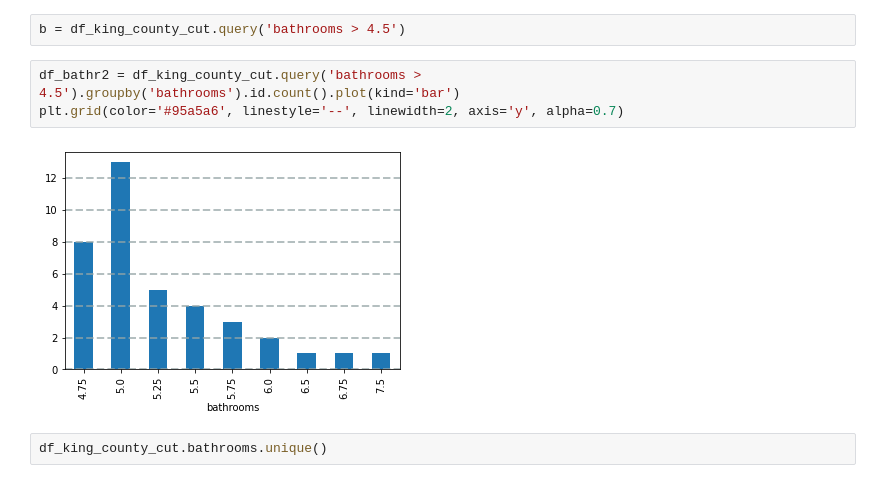
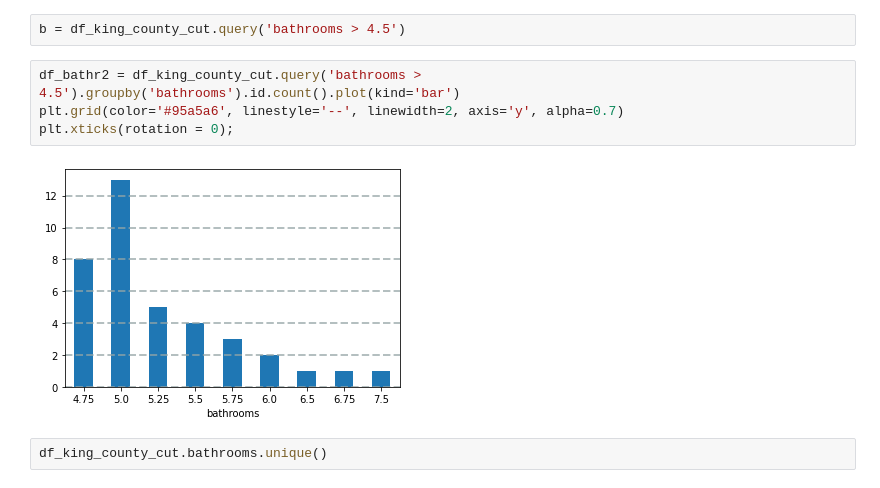
Before and after one commit to christine-berlin/house_price_predictions, a Jupyter notebook: notebooks/EDA.ipynb, the cells around one changed output. Saved outputs shown, nothing was run; the diff lists cells and outputs as text.

```diff
--- a/notebooks/EDA.ipynb
+++ b/notebooks/EDA.ipynb
@@ -472,8 +482,9 @@ b = df_king_county_cut.query('bathrooms > 4.5')
 # %%
 df_bathr2 = df_king_county_cut.query('bathrooms > 4.5').groupby('bathrooms').id.count().plot(kind='bar')
 plt.grid(color='#95a5a6', linestyle='--', linewidth=2, axis='y', alpha=0.7)
+plt.xticks(rotation = 0);
 # %% [output]
-[figure, old version]
+[figure, new version]
 # %%
 df_king_county_cut.bathrooms.unique()
 # %% [output]
```
Also changed, not shown: parts of 24 cells of this notebook.
